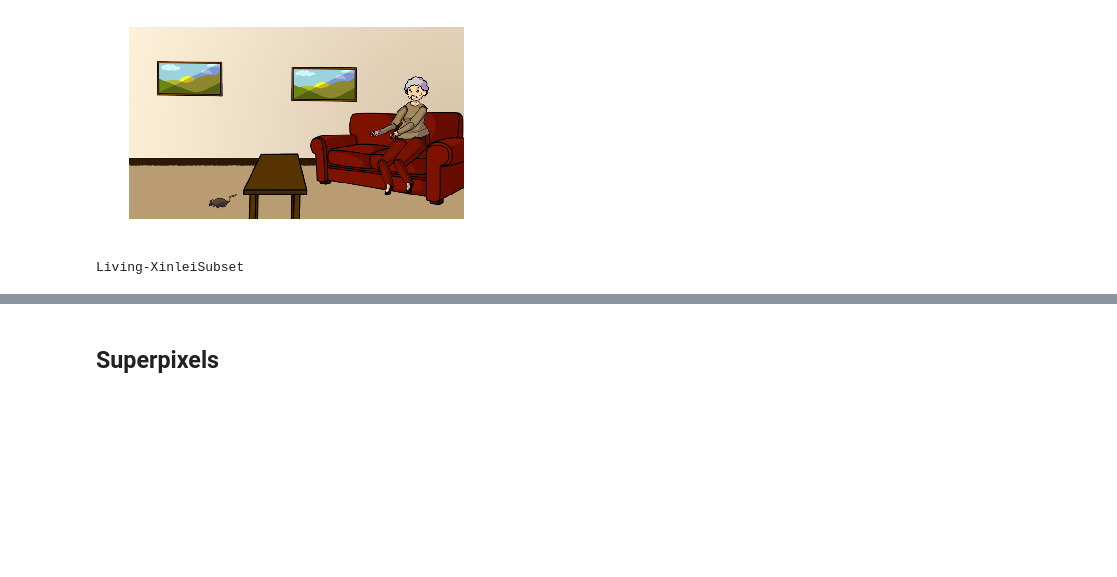
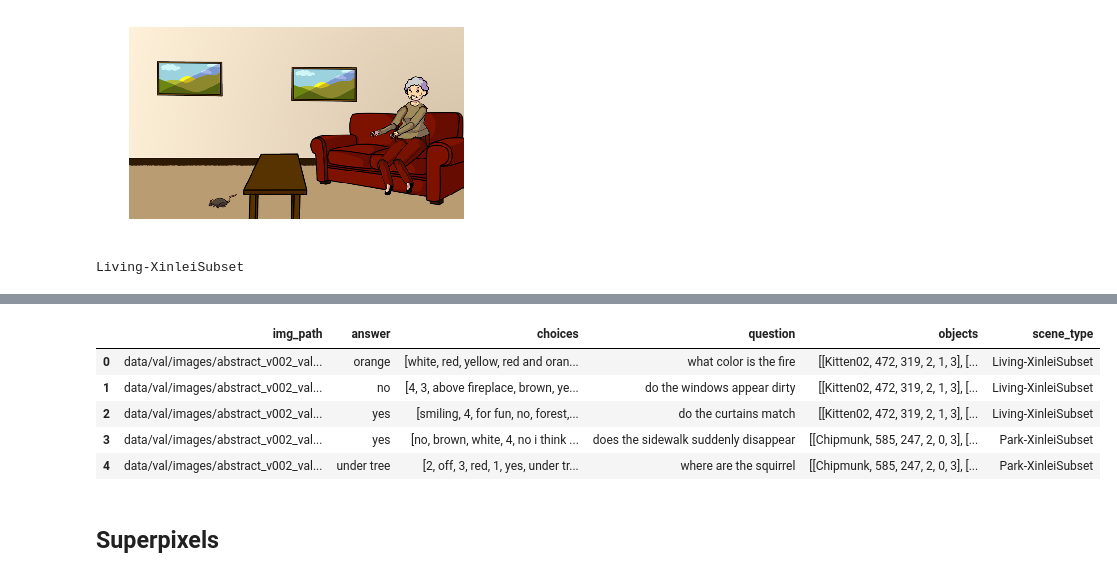
Before and after one commit to neighthan/computer_vision, a Jupyter notebook: vqa/vqa.ipynb, the cells around one changed output, grey strips where cells are left out. Cells and saved outputs as stored; diff of their text form; code cells hidden in the pictures; blank space fills up the shorter version.

```diff
--- a/vqa/vqa.ipynb
+++ b/vqa/vqa.ipynb
@@ -295,0 +352,10 @@ objs
+# %%
+val_qa = pd.read_hdf('data/val/qa.h5')
+val_qa.head()
+# %% [output]
+|  | img_path | answer | choices | question | objects | scene_type |
+| 0 | data/val/images/abstract_v002_val... | orange | [white, red, yellow, red and oran... | what color is the fire | [[Kitten02, 472, 319, 2, 1, 3], [... | Living-XinleiSubset |
+| 1 | data/val/images/abstract_v002_val... | no | [4, 3, above fireplace, brown, ye... | do the windows appear dirty | [[Kitten02, 472, 319, 2, 1, 3], [... | Living-XinleiSubset |
+| 2 | data/val/images/abstract_v002_val... | yes | [smiling, 4, for fun, no, forest,... | do the curtains match | [[Kitten02, 472, 319, 2, 1, 3], [... | Living-XinleiSubset |
+| 3 | data/val/images/abstract_v002_val... | yes | [no, brown, white, 4, no i think ... | does the sidewalk suddenly disappear | [[Chipmunk, 585, 247, 2, 0, 3], [... | Park-XinleiSubset |
+| 4 | data/val/images/abstract_v002_val... | under tree | [2, off, 3, red, 1, yes, under tr... | where are the squirrel | [[Chipmunk, 585, 247, 2, 0, 3], [... | Park-XinleiSubset |
```
Also changed, not shown: parts of 78 cells of this notebook.
